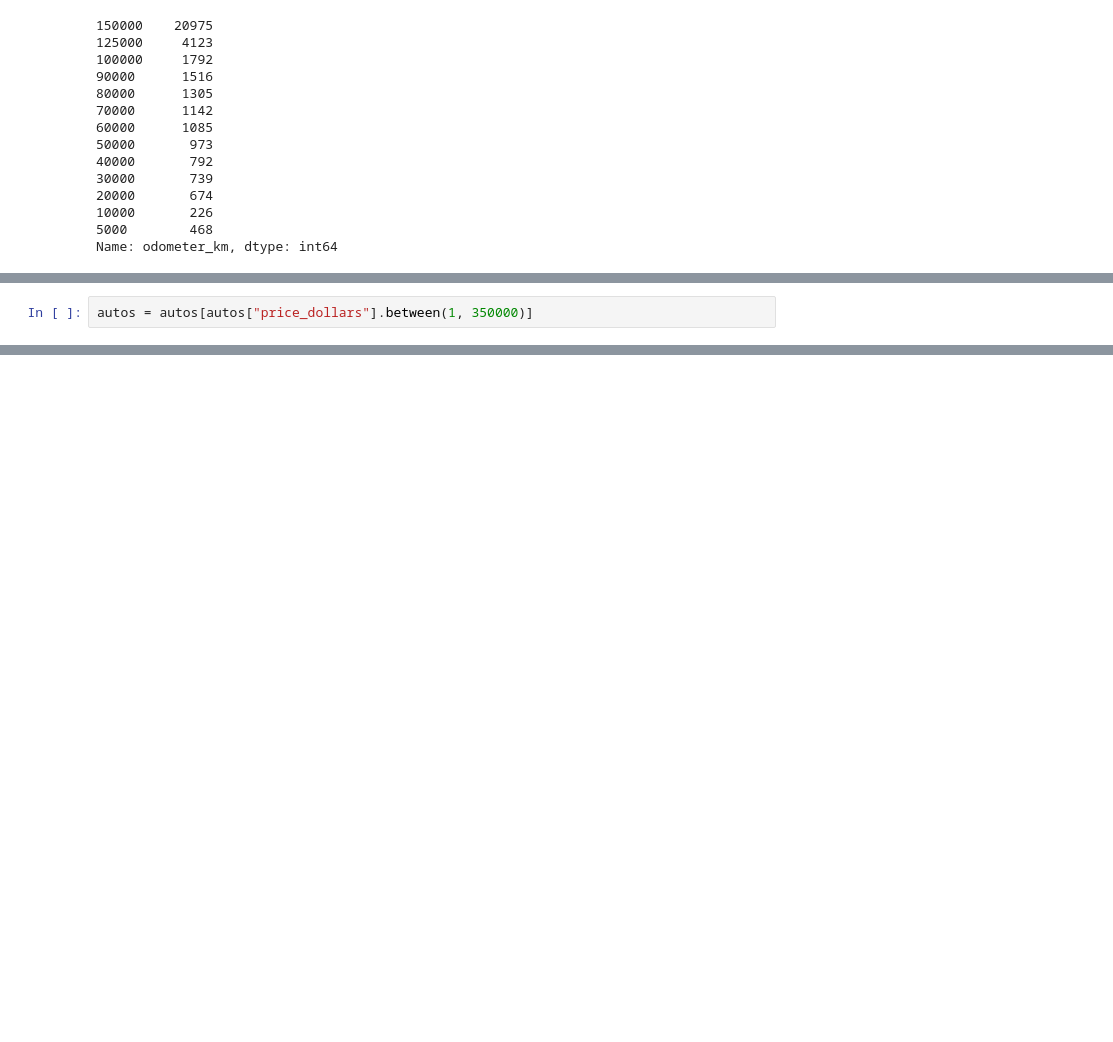
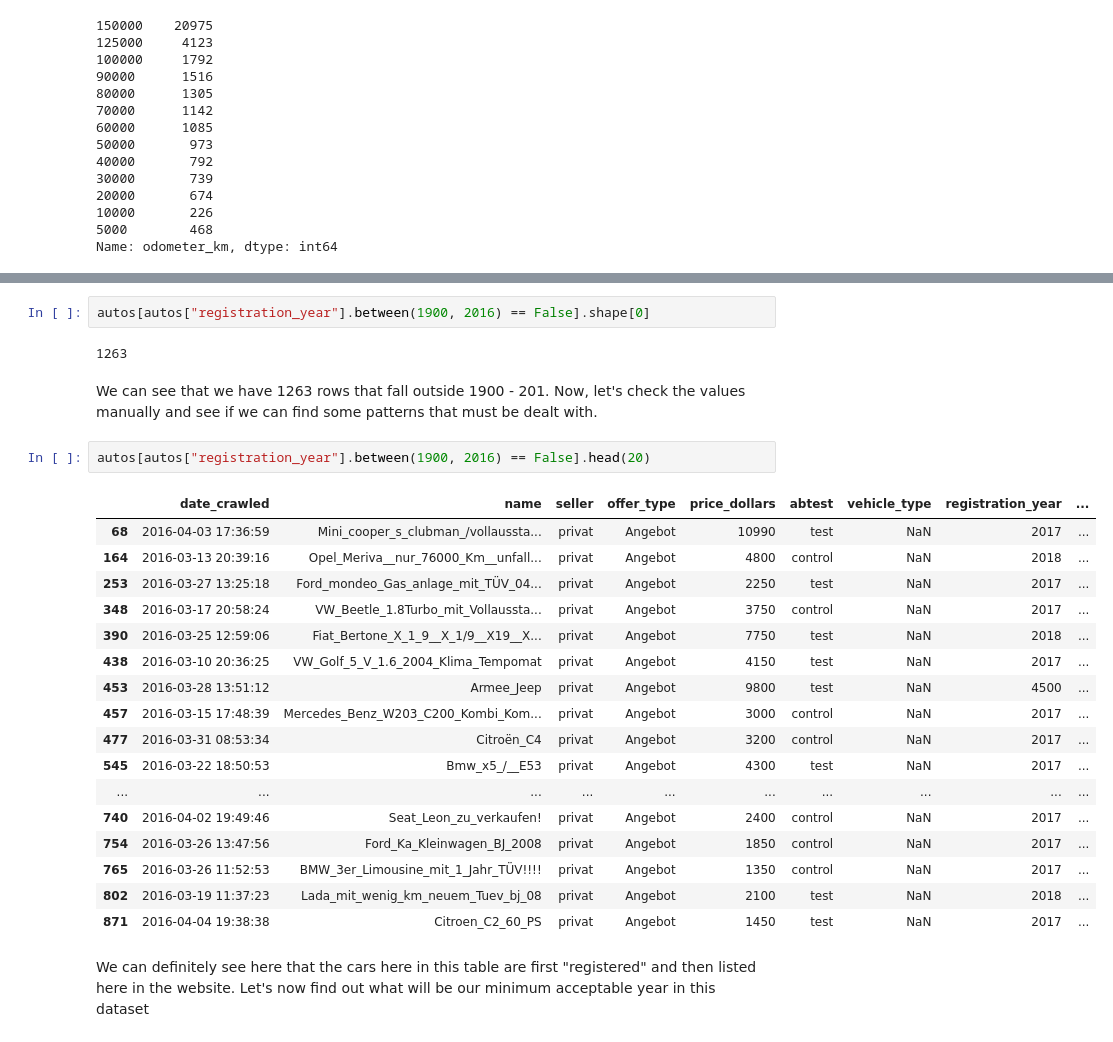
Before and after one commit to PrynsTag/Exploring-Ebay-Car-Sales-Data-in-Python, a Jupyter notebook: exploring_ebay_car_sales.ipynb, the cells around one changed output, grey strips where cells are left out. Cells and saved outputs as stored; diff of their text form; blank space fills up the shorter version.

```diff
--- a/exploring_ebay_car_sales.ipynb
+++ b/exploring_ebay_car_sales.ipynb
@@ -439,2 +414,0 @@ Let's consider the price of 1 dollar since it is a bidding site and starting bid
-# %%
-autos = autos[autos["price_dollars"].between(1, 350000)]
@@ -488,0 +523,28 @@ However, this column may have different reasons and variables that ended up with
+# %%
+autos[autos["registration_year"].between(1900, 2016) == False].shape[0]
+# %% [output]
+1263
+# %% [markdown]
+We can see that we have 1263 rows that fall outside 1900 - 201. Now, let's check the values manually and see if we can find some patterns that must be dealt with.
+# %%
+autos[autos["registration_year"].between(1900, 2016) == False].head(20)
+# %% [output]
+|  | date_crawled | name | seller | offer_type | price_dollars | abtest | vehicle_type | registration_year | ... |
+| 68 | 2016-04-03 17:36:59 | Mini_cooper_s_clubman_/vollaussta... | privat | Angebot | 10990 | test | NaN | 2017 | ... |
+| 164 | 2016-03-13 20:39:16 | Opel_Meriva__nur_76000_Km__unfall... | privat | Angebot | 4800 | control | NaN | 2018 | ... |
+| 253 | 2016-03-27 13:25:18 | Ford_mondeo_Gas_anlage_mit_TÜV_04... | privat | Angebot | 2250 | test | NaN | 2017 | ... |
+| 348 | 2016-03-17 20:58:24 | VW_Beetle_1.8Turbo_mit_Vollaussta... | privat | Angebot | 3750 | control | NaN | 2017 | ... |
+| 390 | 2016-03-25 12:59:06 | Fiat_Bertone_X_1_9__X_1/9__X19__X... | privat | Angebot | 7750 | test | NaN | 2018 | ... |
+| 438 | 2016-03-10 20:36:25 | VW_Golf_5_V_1.6_2004_Klima_Tempomat | privat | Angebot | 4150 | test | NaN | 2017 | ... |
+| 453 | 2016-03-28 13:51:12 | Armee_Jeep | privat | Angebot | 9800 | test | NaN | 4500 | ... |
+| 457 | 2016-03-15 17:48:39 | Mercedes_Benz_W203_C200_Kombi_Kom... | privat | Angebot | 3000 | control | NaN | 2017 | ... |
+| 477 | 2016-03-31 08:53:34 | Citroën_C4 | privat | Angebot | 3200 | control | NaN | 2017 | ... |
+| 545 | 2016-03-22 18:50:53 | Bmw_x5_/__E53 | privat | Angebot | 4300 | test | NaN | 2017 | ... |
+| ... | ... | ... | ... | ... | ... | ... | ... | ... | ... |
+| 740 | 2016-04-02 19:49:46 | Seat_Leon_zu_verkaufen! | privat | Angebot | 2400 | control | NaN | 2017 | ... |
+| 754 | 2016-03-26 13:47:56 | Ford_Ka_Kleinwagen_BJ_2008 | privat | Angebot | 1850 | control | NaN | 2017 | ... |
+| 765 | 2016-03-26 11:52:53 | BMW_3er_Limousine_mit_1_Jahr_TÜV!!!! | privat | Angebot | 1350 | control | NaN | 2017 | ... |
+| 802 | 2016-03-19 11:37:23 | Lada_mit_wenig_km_neuem_Tuev_bj_08 | privat | Angebot | 2100 | test | NaN | 2018 | ... |
+| 871 | 2016-04-04 19:38:38 | Citroen_C2_60_PS | privat | Angebot | 1450 | test | NaN | 2017 | ... |
+# %% [markdown]
+We can definitely see here that the cars here in this table are first "registered" and then listed here in the website. Let's now find out what will be our minimum acceptable year in this dataset
```
Also changed, not shown: parts of 53 cells of this notebook.
